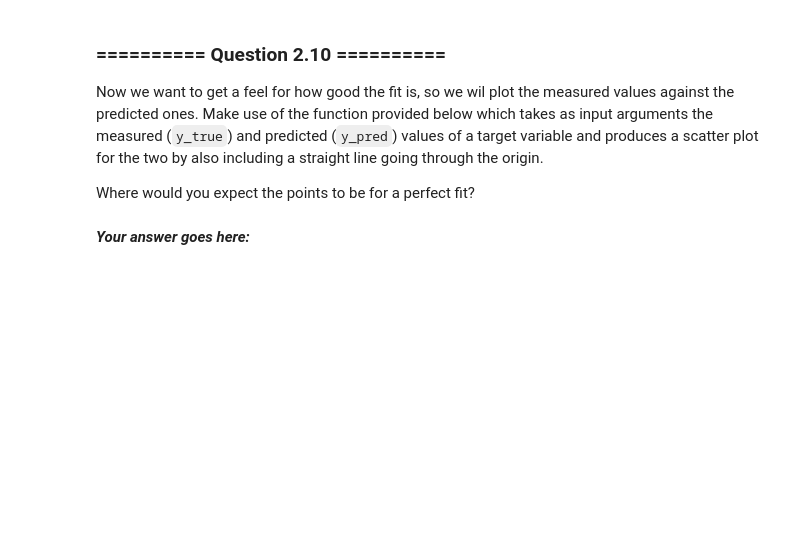
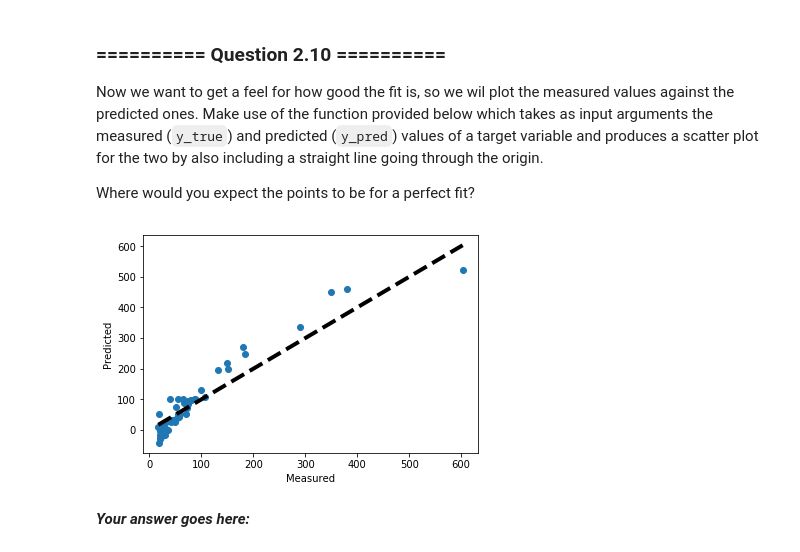
Before and after one commit to NiuJ1ao/IAML_Labs, a Jupyter notebook: iaml-labs-master/Labs/02 - Decision Trees and Linear Regression.ipynb, the cells around one changed output. Saved outputs shown, nothing was run; the diff lists cells and outputs as text; code cells hidden in the pictures; blank space fills up the shorter version.

```diff
--- a/iaml-labs-master/Labs/02 - Decision Trees and Linear Regression.ipynb
+++ b/iaml-labs-master/Labs/02 - Decision Trees and Linear Regression.ipynb
@@ -504,0 +559,6 @@ Display the shapes of all matrices involved and double-check that all dimensiona
+# %%
+# Your Code goes here:
+X = cpu_clean.drop("ERP",axis=1)
+y = cpu["ERP"]
+X_train, X_test, y_train, y_test = train_test_split(X, y, train_size=0.75, test_size=0.25, random_state=0)
+X_train.shape, y_train.shape, X_test.shape, y_test.shape
@@ -507,3 +569,5 @@ Display the shapes of all matrices involved and double-check that all dimensiona
 Fit a simple linear regressor by using the [`LinearRegression`](http://scikit-learn.org/0.19/modules/generated/sklearn.linear_model.LinearRegression.html) model in Scikit-learn. Report the training accuracy by using the `score` attribute. What does this represent?
 # %%
 # Your Code goes here:
+lr = LinearRegression().fit(X_train, y_train)
+lr.score(X_train, y_train)
@@ -516,3 +582,5 @@ Now report the testing accuracy by using the `score` attribute of the regressor
 How does the accuracy compare to the one reported on the training dataset? Do you think that your model does well on generalising on unseen data?
 # %%
 # Your Code goes here:
+y_pred = lr.predict(X_test)
+lr.score(X_test, y_test), r2_score(y_test, y_pred)
@@ -533,6 +603,9 @@ def fit_scatter(y_true, y_pred):
     ax.set_ylabel('Predicted')
 # %%
 # Your Code goes here:
+fit_scatter(y_test, y_pred)
+# %% [output]
+[figure, added]
 # %% [markdown]
 ***Your answer goes here:***
 # %% [markdown]
```
Also changed, not shown: parts of 17 cells of this notebook.
